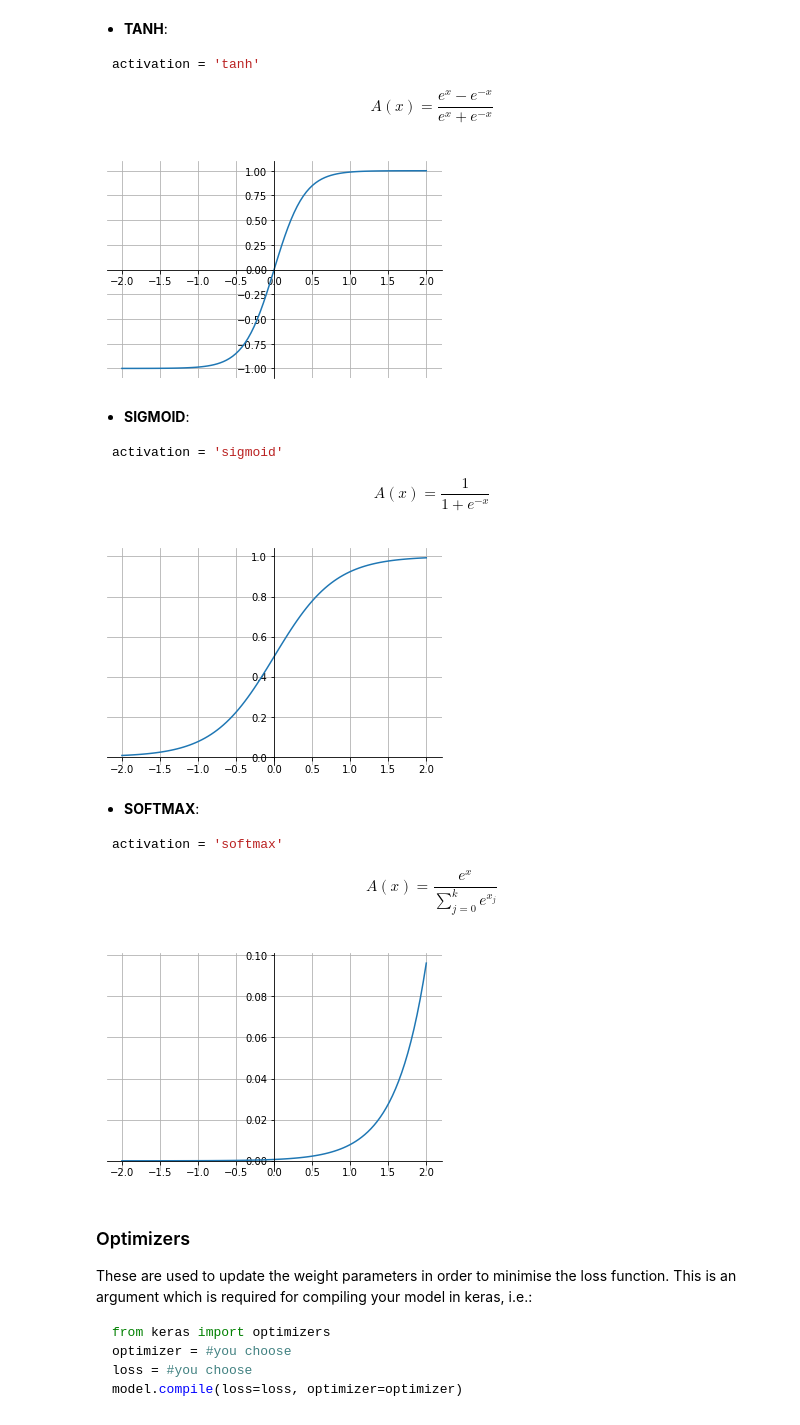
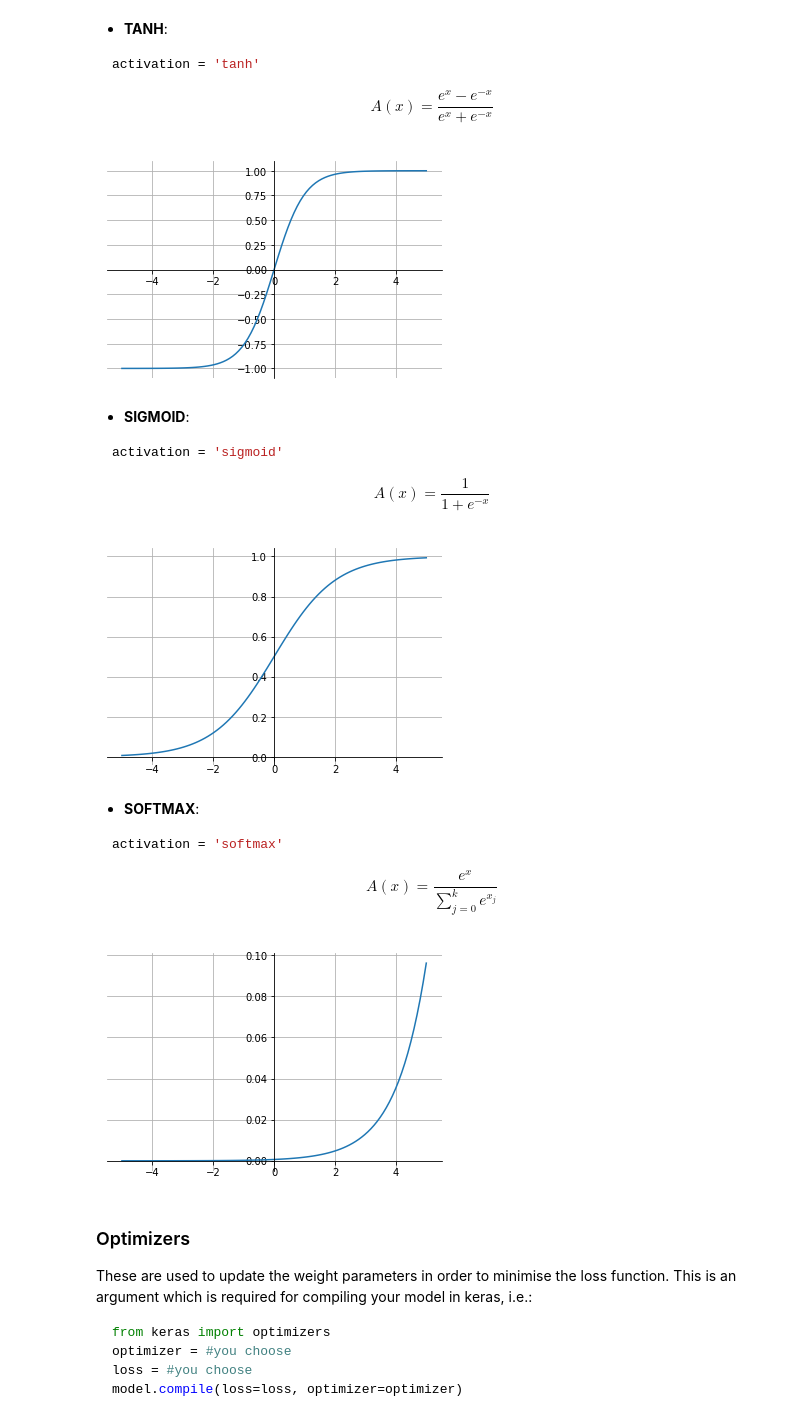
Before and after one commit to exr007/Kerastutorial, a Jupyter notebook: Keras_tutorial.ipynb, the cells around one changed output. Drawn from its saved outputs; the diff is of its cells as text; code cells hidden in the pictures.

```diff
--- a/Keras_tutorial.ipynb
+++ b/Keras_tutorial.ipynb
@@ -192,9 +219,9 @@ Activation functions are used to convert from an input signal of a node to an ou
 # Just for plots below
 x = np.linspace(-5,5,100)
 
-def plot_activation(A):
+def plot_activation(x,A):
     ax = plt.gca()
-    ax.plot(xx, A)
+    ax.plot(x, A)
     ax.grid(True)
     ax.spines['left'].set_position('zero')
     ax.spines['right'].set_color('none')
@@ -276,9 +303,9 @@ A(x) = \frac{e^{x} - e^{-x}}{e^{x} + e^{-x}}
 \end{equation*}
 # %%
 A = (np.exp(x) - np.exp(-x)) / (np.exp(x) + np.exp(-x))
-plot_activation(A)
+plot_activation(x,A)
 # %% [output]
-[figure, old version]
+[figure, new version]
 # %% [markdown]
 - __SIGMOID__:
 
@@ -291,9 +318,9 @@ A(x) = \frac{1}{1 + e^{-x}}
 \end{equation*}
 # %%
 A = (1) / (1 + np.exp(-x))
-plot_activation(A)
+plot_activation(x,A)
 # %% [output]
-[figure, old version]
+[figure, new version]
 # %% [markdown]
 - __SOFTMAX__:
 
@@ -306,9 +333,9 @@ A(x) = \frac{e^{x}}{\sum\limits^k_{j=0} e^{x_j}}
 \end{equation*}
 # %%
 A = (np.exp(x)) / (np.sum(np.exp(x)))
-plot_activation(A)
+plot_activation(x,A)
 # %% [output]
-[figure, old version]
+[figure, new version]
 # %% [markdown]
 ### Optimizers
 These are used to update the weight parameters in order to minimise the loss function. This is an argument which is required for compiling your model in keras, i.e.:
```
Also changed, not shown: parts of 11 cells of this notebook, 3 other files.
